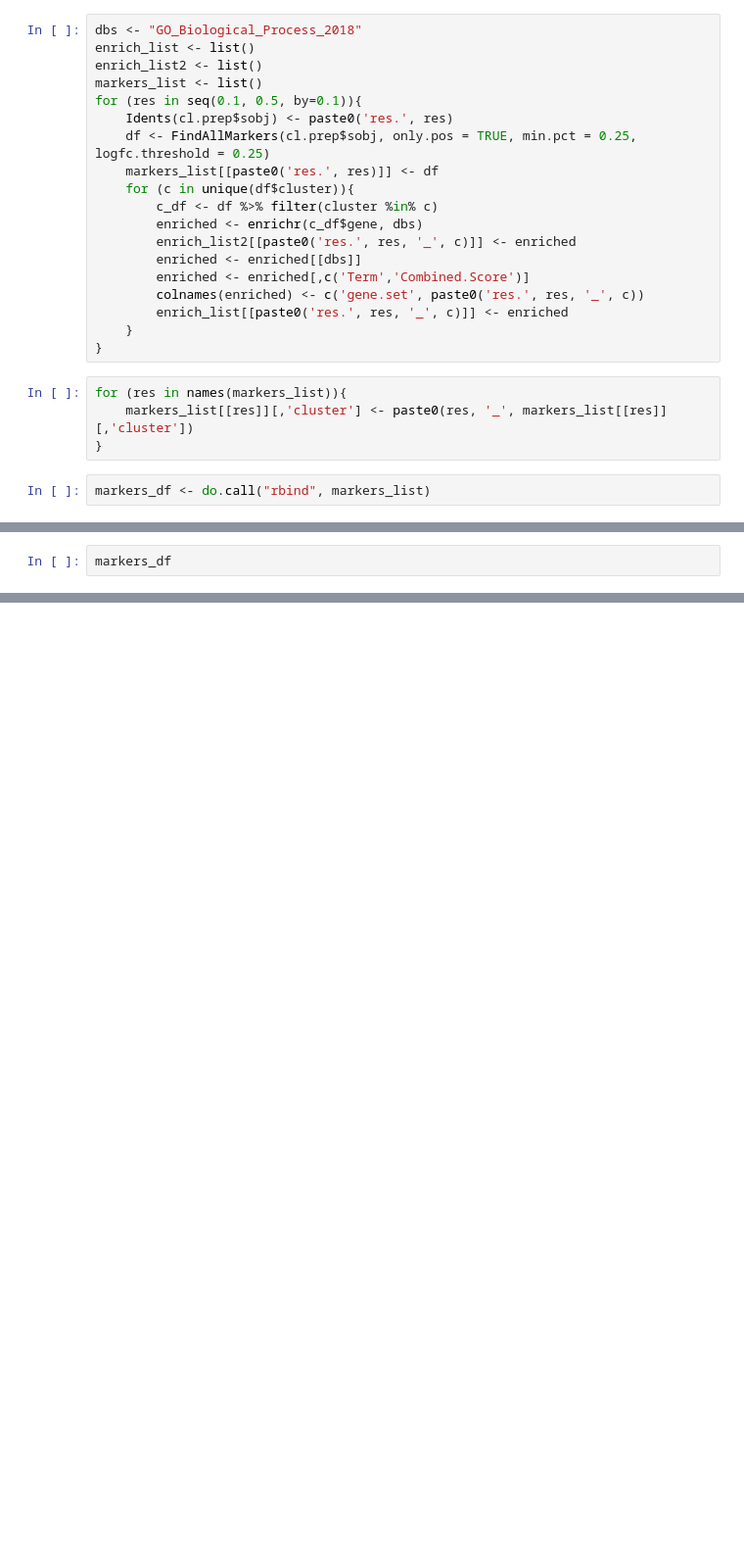
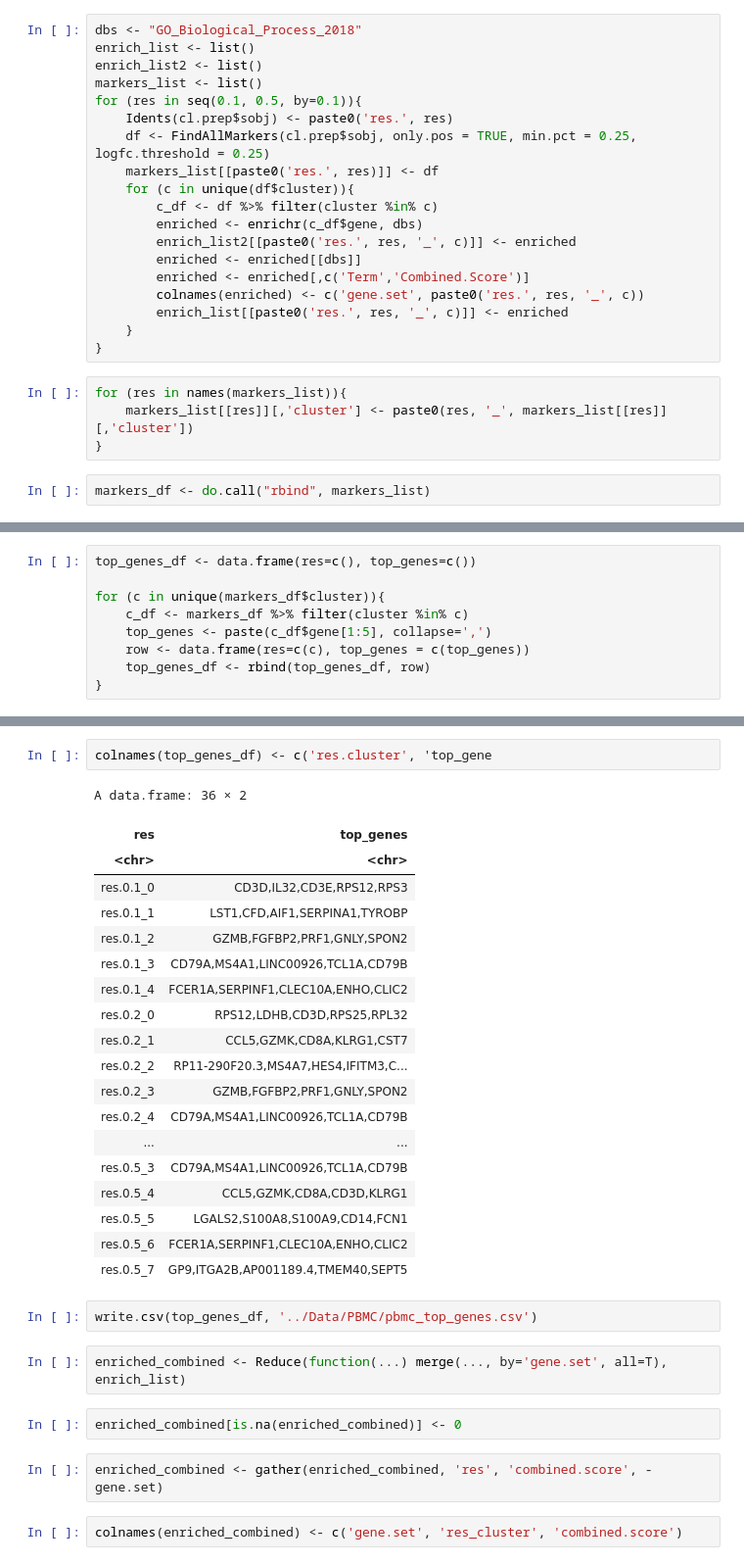
Before and after one commit to apblair/CellLayers, a Jupyter notebook: Notebooks/PBMC_PrepareData.ipynb, the cells around one changed output, grey strips where cells are left out. Shown: that part at 98% size. Cells and saved outputs as stored; diff of their text form; blank space fills up the shorter version.

Commit message:
success EnrichR output files for PBMC

```diff
--- a/Notebooks/PBMC_PrepareData.ipynb
+++ b/Notebooks/PBMC_PrepareData.ipynb
@@ -126,2 +138,9 @@ markers_df <- do.call("rbind", markers_list)
 # %%
-markers_df
+top_genes_df <- data.frame(res=c(), top_genes=c())
+
+for (c in unique(markers_df$cluster)){
+    c_df <- markers_df %>% filter(cluster %in% c)
+    top_genes <- paste(c_df$gene[1:5], collapse=',')
+    row <- data.frame(res=c(c), top_genes = c(top_genes))
+    top_genes_df <- rbind(top_genes_df, row)
+}
@@ -147,0 +147,32 @@ A data.frame: 10759 × 7
+# %%
+colnames(top_genes_df) <- c('res.cluster', 'top_gene
+# %% [output]
+A data.frame: 36 × 2
+| res | top_genes |
+| <chr> | <chr> |
+| res.0.1_0 | CD3D,IL32,CD3E,RPS12,RPS3 |
+| res.0.1_1 | LST1,CFD,AIF1,SERPINA1,TYROBP |
+| res.0.1_2 | GZMB,FGFBP2,PRF1,GNLY,SPON2 |
+| res.0.1_3 | CD79A,MS4A1,LINC00926,TCL1A,CD79B |
+| res.0.1_4 | FCER1A,SERPINF1,CLEC10A,ENHO,CLIC2 |
+| res.0.2_0 | RPS12,LDHB,CD3D,RPS25,RPL32 |
+| res.0.2_1 | CCL5,GZMK,CD8A,KLRG1,CST7 |
+| res.0.2_2 | RP11-290F20.3,MS4A7,HES4,IFITM3,C... |
+| res.0.2_3 | GZMB,FGFBP2,PRF1,GNLY,SPON2 |
+| res.0.2_4 | CD79A,MS4A1,LINC00926,TCL1A,CD79B |
+| ... | ... |
+| res.0.5_3 | CD79A,MS4A1,LINC00926,TCL1A,CD79B |
+| res.0.5_4 | CCL5,GZMK,CD8A,CD3D,KLRG1 |
+| res.0.5_5 | LGALS2,S100A8,S100A9,CD14,FCN1 |
+| res.0.5_6 | FCER1A,SERPINF1,CLEC10A,ENHO,CLIC2 |
+| res.0.5_7 | GP9,ITGA2B,AP001189.4,TMEM40,SEPT5 |
+# %%
+write.csv(top_genes_df, '../Data/PBMC/pbmc_top_genes.csv')
+# %%
+enriched_combined <- Reduce(function(...) merge(..., by='gene.set', all=T), enrich_list)
+# %%
+enriched_combined[is.na(enriched_combined)] <- 0
+# %%
+enriched_combined <- gather(enriched_combined, 'res', 'combined.score', -gene.set)
+# %%
+colnames(enriched_combined) <- c('gene.set', 'res_cluster', 'combined.score')
```
Also changed, not shown: parts of 3 cells of this notebook, 4 other files.
